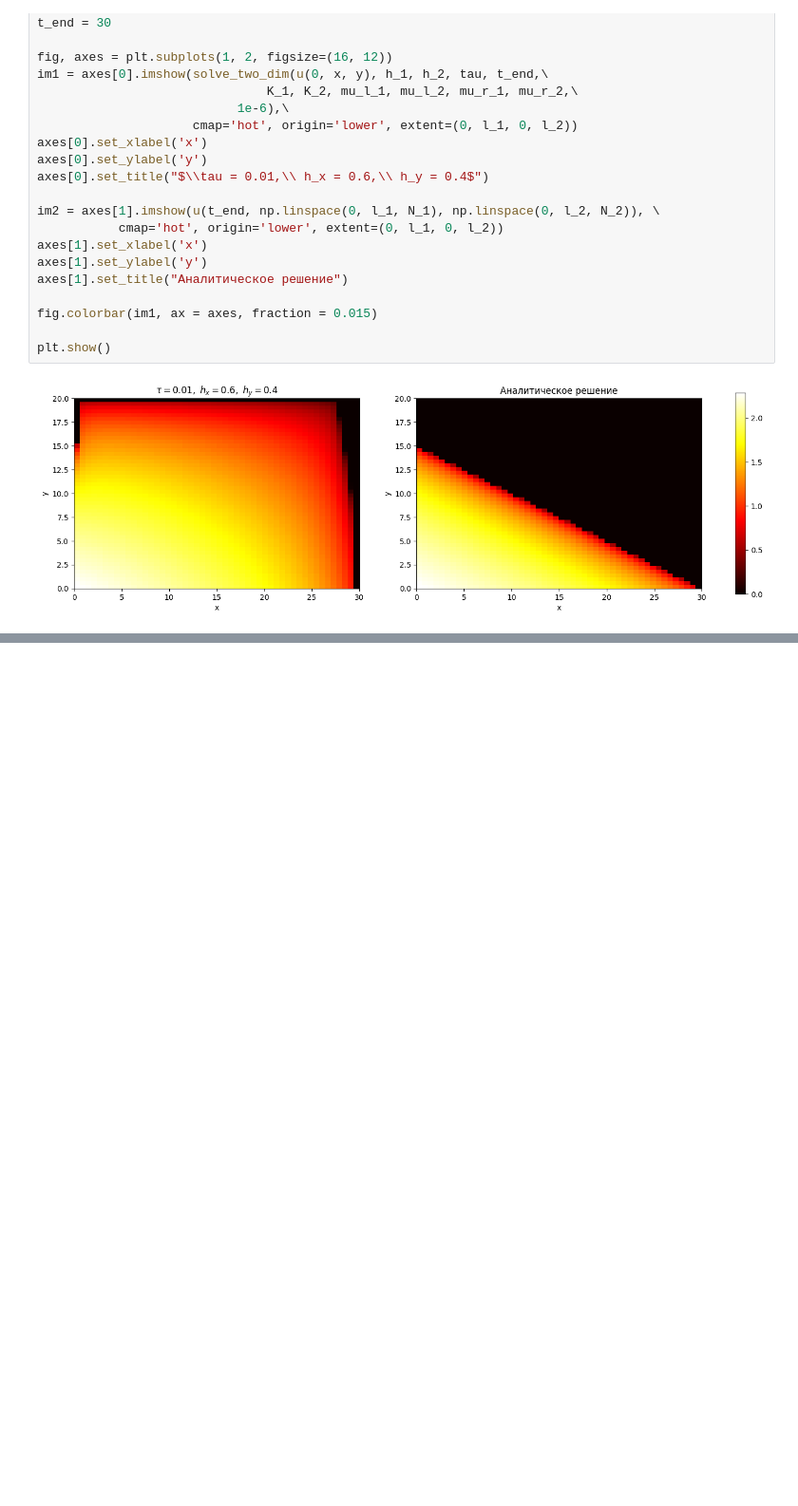
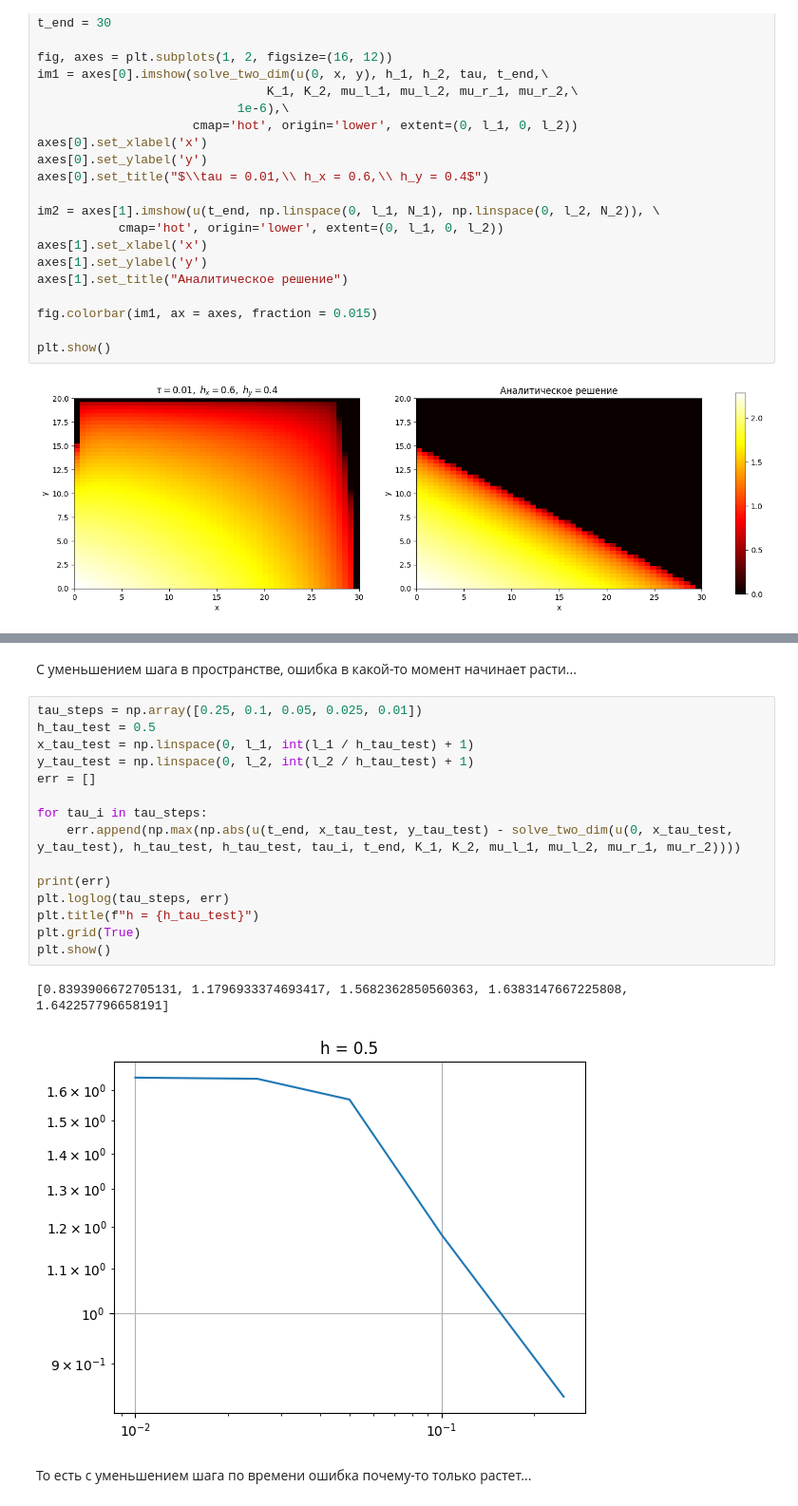
Before and after one commit to Xopppek/heat_equation, a Jupyter notebook: heat_equation.ipynb, the cells around one changed output, grey strips where cells are left out. Shown at 95% size. Saved outputs shown, nothing was run; the diff lists cells and outputs as text; blank space fills up the shorter version.

```diff
--- a/heat_equation.ipynb
+++ b/heat_equation.ipynb
@@ -581,0 +586,22 @@ plt.show()
+# %% [markdown]
+С уменьшением шага в пространстве, ошибка в какой-то момент начинает расти...
+# %%
+tau_steps = np.array([0.25, 0.1, 0.05, 0.025, 0.01])
+h_tau_test = 0.5
+x_tau_test = np.linspace(0, l_1, int(l_1 / h_tau_test) + 1)
+y_tau_test = np.linspace(0, l_2, int(l_2 / h_tau_test) + 1)
+err = []
+
+for tau_i in tau_steps:
+    err.append(np.max(np.abs(u(t_end, x_tau_test, y_tau_test) - solve_two_dim(u(0, x_tau_test, y_tau_test), h_tau_test, h_tau_test, tau_i, t_end, K_1, K_2, mu_l_1, mu_l_2, mu_r_1, mu_r_2))))
+
+print(err)
+plt.loglog(tau_steps, err)
+plt.title(f"h = {h_tau_test}")
+plt.grid(True)
+plt.show()
+# %% [output]
+[0.8393906672705131, 1.1796933374693417, 1.5682362850560363, 1.6383147667225808, 1.642257796658191]
+[figure, added]
+# %% [markdown]
+То есть с уменьшением шага по времени ошибка почему-то только растет...
```
Also changed, not shown: parts of 1 cell of this notebook.
